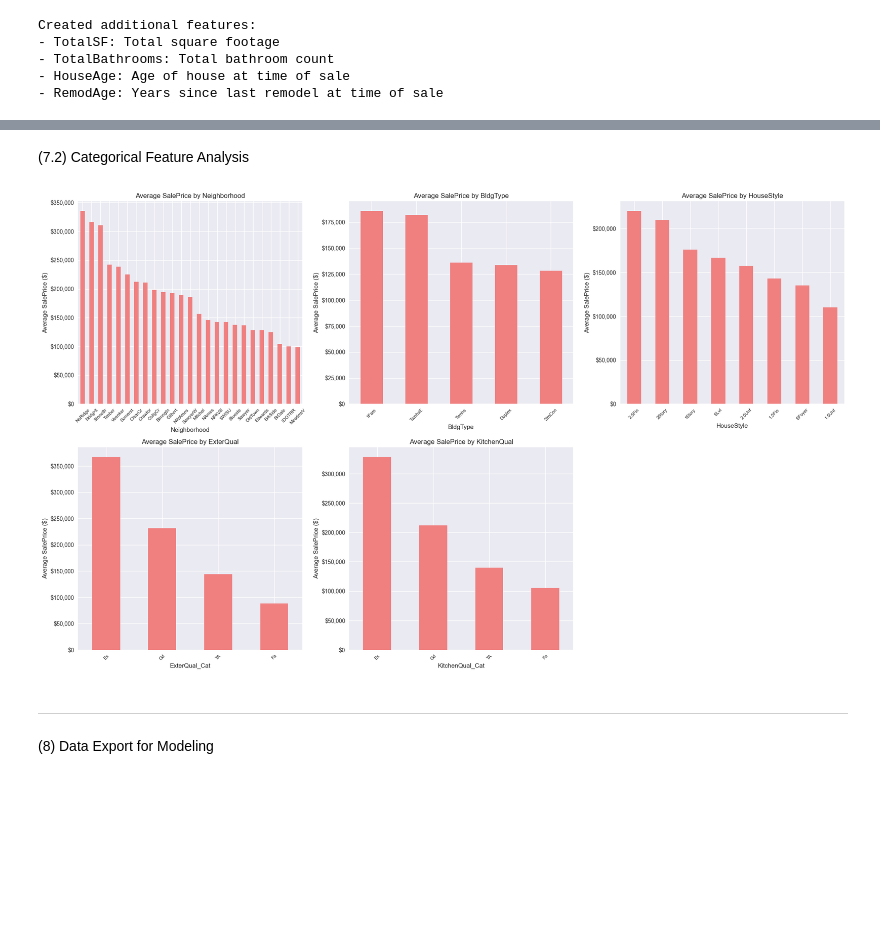
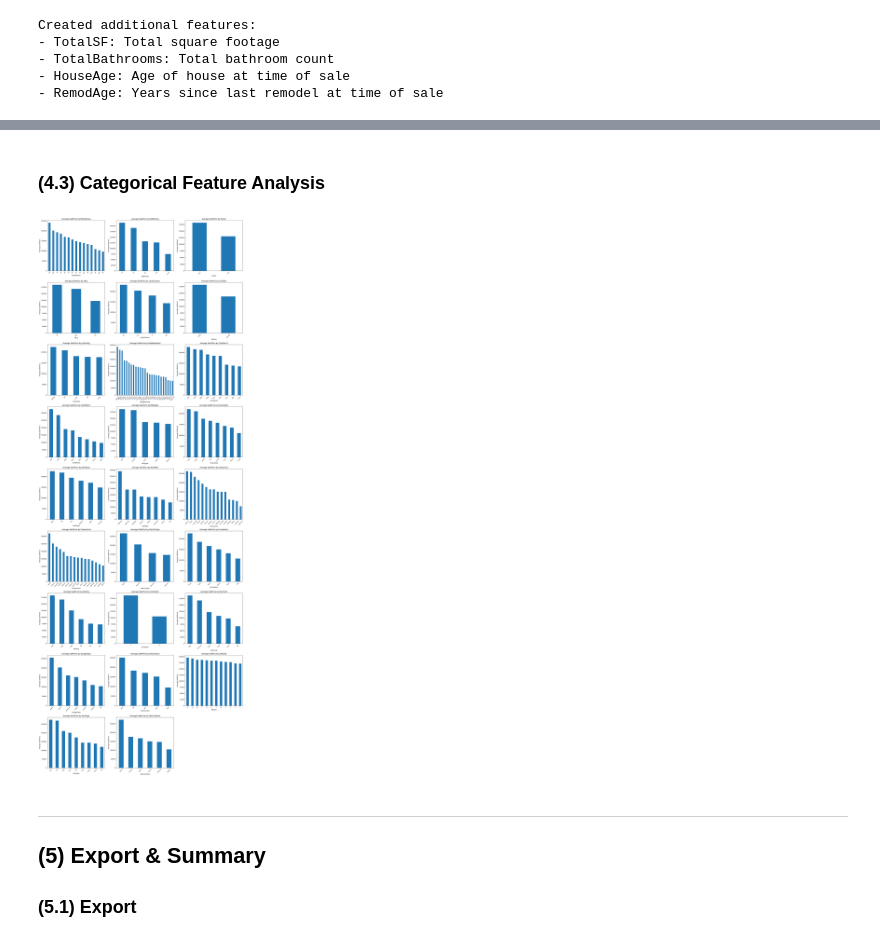
Before and after one commit to wh33les/housing-prices-prediction, a Jupyter notebook: 01_house_prices_eda_and_preprocessing.ipynb, the cells around one changed output, grey strips where cells are left out. Drawn from its saved outputs; the diff is of its cells as text; code cells hidden in the pictures; blank space fills up the shorter version.

```diff
--- a/01_house_prices_eda_and_preprocessing.ipynb
+++ b/01_house_prices_eda_and_preprocessing.ipynb
@@ -318,6 +381,8 @@ df_all["TotalBathrooms"] = (
 )
 df_all["HouseAge"] = df_all["YrSold"] - df_all["YearBuilt"]
 df_all["RemodAge"] = df_all["YrSold"] - df_all["YearRemodAdd"]
+# Handle any missing YearRemodAdd values
+df_all["RemodAge"] = df_all["RemodAge"].fillna(0)  # 0 = never remodeled
 
 print("Created additional features:")
 print("- TotalSF: Total square footage")
@@ -353,9 +400,5 @@ Missing values: 2224
 # %%
-# Analyze numerical features
-numerical_features = df_all.select_dtypes(include=[np.number]).columns
-numerical_features = numerical_features.drop("SalePrice")  # Remove target if present
-
-print(f"Analyzing {len(numerical_features)} numerical features")
+print(f"Analyzing numerical features")
 
 # Create histograms for numerical features
 fig, axes = plt.subplots(
@@ -369,7 +412,6 @@ for idx, feature in enumerate(numerical_features):
     if idx < len(axes):
         df_all[feature].hist(bins=30, ax=axes[idx], alpha=0.7)
         axes[idx].set_title(f"{feature}", fontsize=12)
-        axes[idx].set_xlabel(feature)
         axes[idx].set_ylabel("Frequency")
 
 # Hide empty subplots
@@ -386,9 +428,5 @@ Analyzing 57 numerical features
 # %%
-# Analyze categorical features
-categorical_features = df_all.select_dtypes(include=["object"]).columns
-categorical_features = categorical_features.drop("Id")  # Remove ID
-
-print(f"Analyzing {len(categorical_features)} categorical features")
+print(f"Analyzing categorical features' distribution")
 
 # Create bar plots for categorical features
 n_cols = 3
@@ -402,7 +440,7 @@ for idx, feature in enumerate(categorical_features):
         value_counts = df_all[feature].value_counts()
         value_counts.plot(kind="bar", ax=axes[idx], rot=45)
         axes[idx].set_title(f"{feature}", fontsize=12)
-        axes[idx].set_xlabel("")
+        axes[idx].set_ylabel("Frequency")
         axes[idx].tick_params(axis="x", labelsize=8)
 
 # Hide empty subplots
@@ -528,61 +630,49 @@ plt.show()
 # %% [markdown]
-(7.2) Categorical Feature Analysis
+### (4.3) Categorical Feature Analysis
 # %%
-# Convert numerical quality features back to categories for visualization
-quality_mapping = {0: "NA", 1: "Po", 2: "Fa", 3: "TA", 4: "Gd", 5: "Ex"}
+fig, axes = plt.subplots(nrows=n_rows, ncols=n_cols, figsize=(20, 6 * n_rows))
+axes = axes.ravel() if n_rows > 1 else [axes] if n_rows == 1 else axes
 
-# Create temporary categorical versions for plotting
-train_data_viz = train_data.copy()
-train_data_viz["ExterQual_Cat"] = train_data_viz["ExterQual"].map(quality_mapping)
-train_data_viz["KitchenQual_Cat"] = train_data_viz["KitchenQual"].map(quality_mapping)
 
-# Now analyze the original categorical features plus converted quality features
-key_categorical = [
-    "Neighborhood",
-    "BldgType",
-    "HouseStyle",
-    "ExterQual_Cat",  # Converted back to categorical
-    "KitchenQual_Cat",  # Converted back to categorical
-]
+for idx, feature in enumerate(categorical_features):
 
-fig, axes = plt.subplots(2, 3, figsize=(20, 12))
-axes = axes.ravel()
+    if idx < len(axes):
 
-for idx, feature in enumerate(key_categorical):
-    if idx < len(axes):
         # Calculate mean price by category
         category_means = (
-            train_data_viz.groupby(feature)["SalePrice"]
-            .mean()
-            .sort_values(ascending=False)
+            train_data.groupby(feature)["SalePrice"].mean().sort_values(ascending=False)
         )
 
         # Create the plot
-        category_means.plot(kind="bar", ax=axes[idx], rot=45, color="lightcoral")
+
+        category_means.plot(kind="bar", ax=axes[idx], rot=45)
+
         axes[idx].set_title(f"Average SalePrice by {feature.replace('_Cat', '')}")
-        axes[idx].set_ylabel("Average SalePrice ($)")
+
+        axes[idx].set_ylabel("Average SalePrice")
+
         axes[idx].tick_params(axis="x", labelsize=8)
 
-        # Format y-axis to show currency
-        axes[idx].yaxis.set_major_formatter(
-            plt.FuncFormatter(lambda x, p: f"${x:,.0f}")
-        )
+# Hide empty subplot
 
-# Hide empty subplot
-if len(key_categorical) < len(axes):
+
+if len(categorical_features) < len(axes):
+
     axes[-1].set_visible(False)
 
+
 plt.tight_layout()
+
+
 plt.show()
-
-# Clean up temporary dataframe
-del train_data_viz
 # %% [output]
-[figure, old version]
+[figure, new version]
 # %% [markdown]
 <hr>
 
-(8) Data Export for Modeling
+## (5) Export & Summary
+
+### (5.1) Export
 # %%
 # Split back into train and test sets
 processed_train = df_all.head(len(train_df))
```
Also changed, not shown: parts of 40 cells of this notebook, 13 other files.
